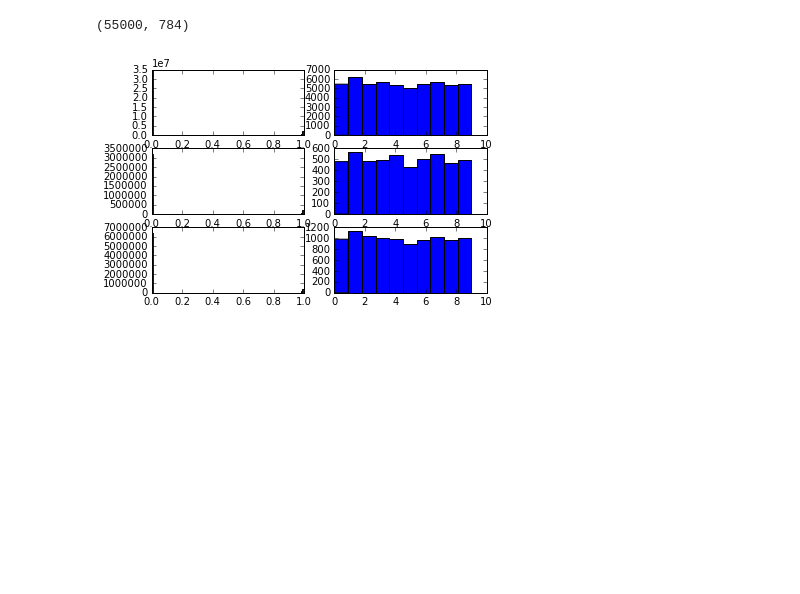
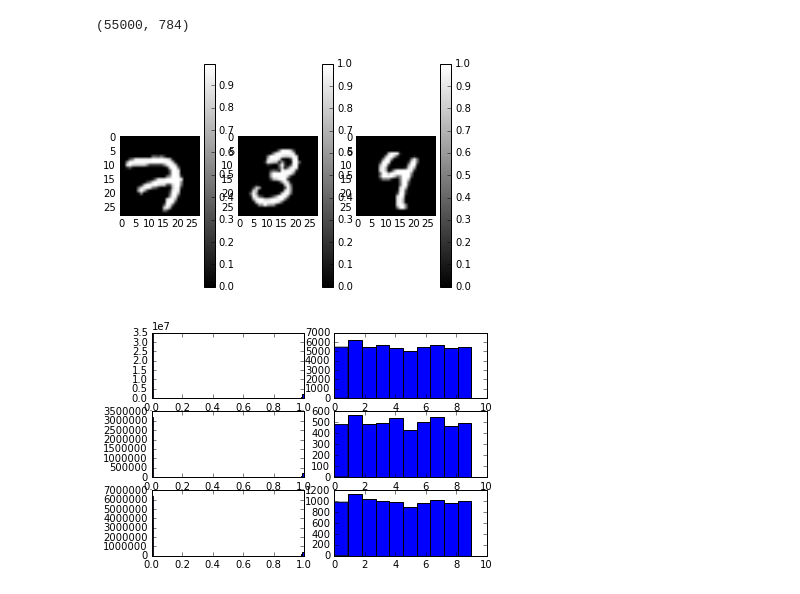
Before and after one commit to yunabe/codelab, a Jupyter notebook: python/notebook/sklearn_mnist.ipynb, the cells around one changed output. Drawn from its saved outputs; the diff is of its cells as text; code cells hidden in the pictures; blank space fills up the shorter version.

```diff
--- a/python/notebook/sklearn_mnist.ipynb
+++ b/python/notebook/sklearn_mnist.ipynb
@@ -31,6 +31,13 @@ Extracting mnist/t10k-labels-idx1-ubyte.gz
 (55000, 784)
 (5000, 784)
 (55000, 784)
+# %%
+for i in xrange(3):
+    plt.subplot(1, 3, i + 1)
+    plt.imshow(tf_mnist.train.images[i].reshape([28, 28]), cmap='gray')
+    plt.colorbar()
+# %% [output]
+[figure, added]
 # %%
 for i, source in enumerate(['train', 'validation', 'test']):
     plt.subplot(3, 2, 2 * i + 1)
```
Also changed, not shown: parts of 10 cells of this notebook.
